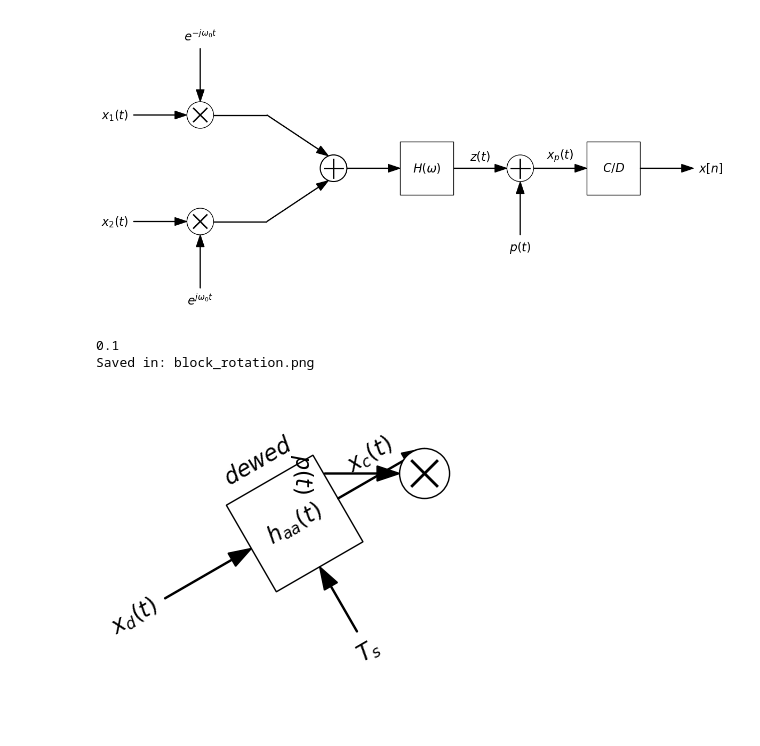
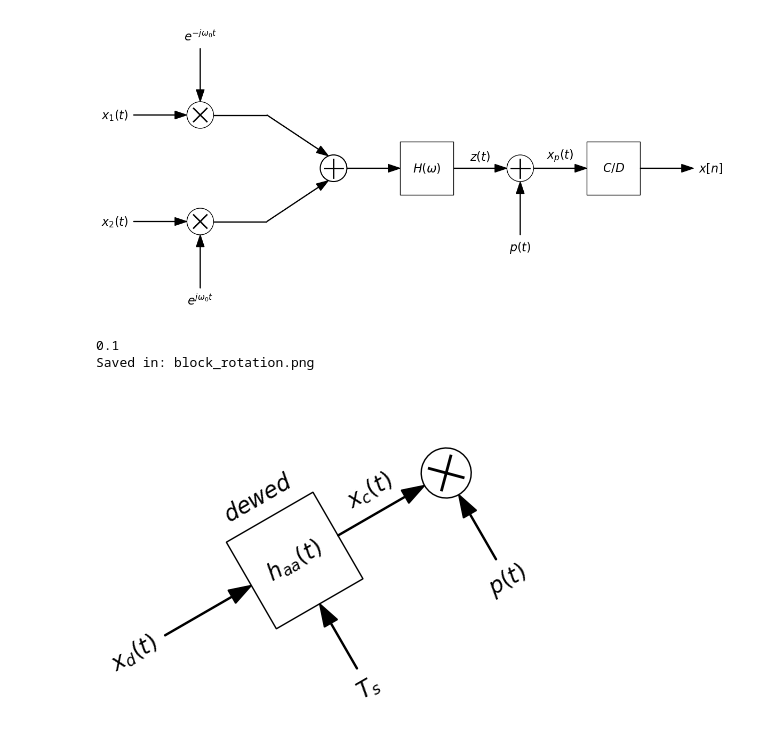
Before and after one commit to miguelmartfern/BlockDiagrams, a Jupyter notebook: diag_examples.ipynb, the cells around one changed output. Cells and saved outputs as stored; diff of their text form; code cells hidden in the pictures; blank space fills up the shorter version.

```diff
--- a/diag_examples.ipynb
+++ b/diag_examples.ipynb
@@ -129,15 +130,15 @@ db.show()
 # %%
 from blockdiagrams import DiagramBuilder
 
 db = DiagramBuilder(block_length=1, fontsize=16)
 
 db.add("x_d(t)", kind="arrow", orientation=30, text_position='before', text_offset=0.1)
 db.add("h_{aa}(t)", kind="block", orientation=30, text_above = "dewed", input_text="T_s", input_side='bottom')
 db.add("x_c(t)", kind="arrow", orientation=30, text_position='above')
-db.add("mult", kind="combiner", input_text="p(t)", operation='mult', input_side='bottom', orientation='30')
+db.add("mult", kind="combiner", input_text="p(t)", operation='mult', input_side='bottom', orientation=30)
 
 db.show(savepath = "block_rotation.png")
 # %% [output]
 0.1
 Saved in: block_rotation.png
-[figure, old version]
+[figure, new version]
```
Also changed, not shown: parts of 1 cell of this notebook, 1 other file.
